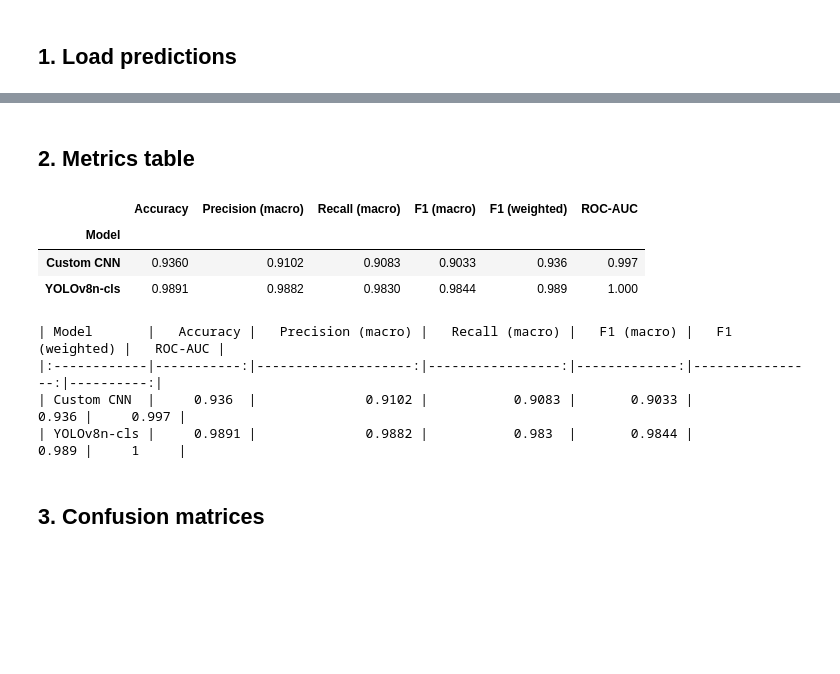
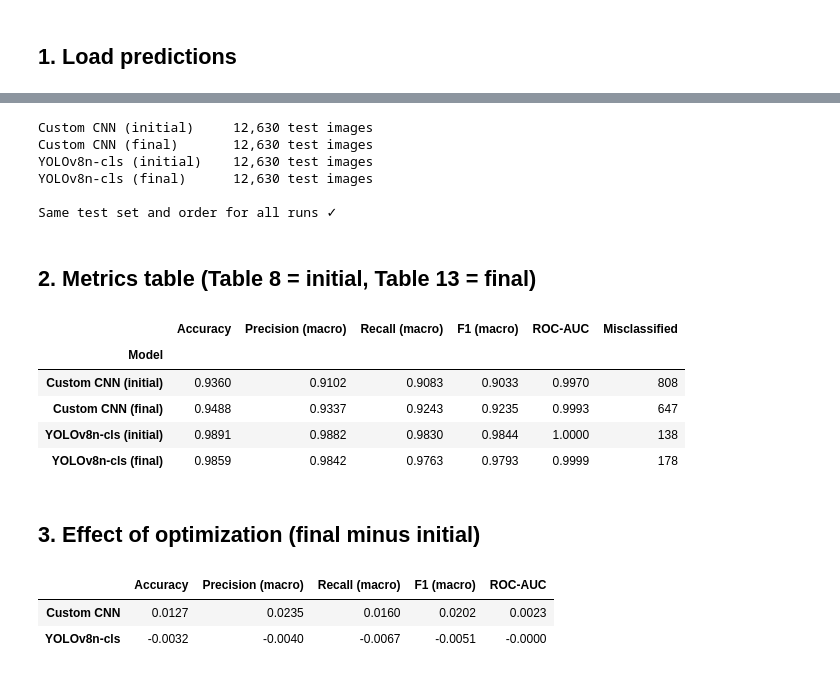
Before and after one commit to mashaal21/ARTI502-Traffic-Sign-Recognition, a Jupyter notebook: notebooks/05_evaluation.ipynb, the cells around one changed output, grey strips where cells are left out. Cells and saved outputs as stored; diff of their text form; code cells hidden in the pictures; blank space fills up the shorter version.

```diff
--- a/notebooks/05_evaluation.ipynb
+++ b/notebooks/05_evaluation.ipynb
@@ -58,31 +42,57 @@ YOLOv8n-cls: 12630 test samples
+# %%
+data = {}
+for name, f in RUNS.items():
+    df = pd.read_csv(f"{RES_DIR}/{f}_preds.csv")
+    probs = np.load(f"{RES_DIR}/{f}_probs.npy")
+    assert probs.shape == (len(df), NUM_CLASSES), f"{f}: probs shape {probs.shape}"
+    data[name] = {"y_true": df.y_true.values, "y_pred": df.y_pred.values, "probs": probs}
+    print(f"{name:24s} {len(df):,} test images")
+
+# All runs must use the same test images in the same order
+ref = data[FINAL[0]]["y_true"]
+for name, d in data.items():
+    assert np.array_equal(d["y_true"], ref), f"{name}: y_true differs from the other runs"
+print("\nSame test set and order for all runs ✓")
+# %% [output]
+Custom CNN (initial)     12,630 test images
+Custom CNN (final)       12,630 test images
+YOLOv8n-cls (initial)    12,630 test images
+YOLOv8n-cls (final)      12,630 test images
+
+Same test set and order for all runs ✓
 # %% [markdown]
-## 2. Metrics table
+## 2. Metrics table (Table 8 = initial, Table 13 = final)
 # %%
 rows = []
 for name, d in data.items():
     yt, yp, pr = d["y_true"], d["y_pred"], d["probs"]
     p_m, r_m, f_m, _ = precision_recall_fscore_support(yt, yp, average="macro", zero_division=0)
-    p_w, r_w, f_w, _ = precision_recall_fscore_support(yt, yp, average="weighted", zero_division=0)
-    if NUM_CLASSES == 2:
-        roc_auc = roc_auc_score(yt, pr[:, 1])
-    else:
-        roc_auc = roc_auc_score(yt, pr, multi_class="ovr", average="macro", labels=range(NUM_CLASSES))
     rows.append({"Model": name, "Accuracy": accuracy_score(yt, yp),
                  "Precision (macro)": p_m, "Recall (macro)": r_m, "F1 (macro)": f_m,
-                 "F1 (weighted)": f_w, "ROC-AUC": roc_auc})
-
-results = pd.DataFrame(rows).set_index("Model").round(4)
-results.to_csv(f"{RES_DIR}/comparison_table.csv")
-display(results)
-print(results.to_markdown())   # paste into the report
+                 "ROC-AUC": roc_auc_score(yt, pr, multi_class="ovr", average="macro",
+                                          labels=range(NUM_CLASSES)),
+                 "Misclassified": int((yt != yp).sum())})
+results = pd.DataFrame(rows).set_index("Model")
+results.to_csv(f"{RES_DIR}/comparison_table_all.csv")
+results.loc[FINAL].to_csv(f"{RES_DIR}/comparison_table_final.csv")
+display(results.round(4))
 # %% [output]
-|  | Accuracy | Precision (macro) | Recall (macro) | F1 (macro) | F1 (weighted) | ROC-AUC |
+|  | Accuracy | Precision (macro) | Recall (macro) | F1 (macro) | ROC-AUC | Misclassified |
 | Model |  |  |  |  |  |  |
-| Custom CNN | 0.9360 | 0.9102 | 0.9083 | 0.9033 | 0.936 | 0.997 |
-| YOLOv8n-cls | 0.9891 | 0.9882 | 0.9830 | 0.9844 | 0.989 | 1.000 |
+| Custom CNN (initial) | 0.9360 | 0.9102 | 0.9083 | 0.9033 | 0.9970 | 808 |
+| Custom CNN (final) | 0.9488 | 0.9337 | 0.9243 | 0.9235 | 0.9993 | 647 |
+| YOLOv8n-cls (initial) | 0.9891 | 0.9882 | 0.9830 | 0.9844 | 1.0000 | 138 |
+| YOLOv8n-cls (final) | 0.9859 | 0.9842 | 0.9763 | 0.9793 | 0.9999 | 178 |
-| Model       |   Accuracy |   Precision (macro) |   Recall (macro) |   F1 (macro) |   F1 (weighted) |   ROC-AUC |
-|:------------|-----------:|--------------------:|-----------------:|-------------:|----------------:|----------:|
-| Custom CNN  |     0.936  |              0.9102 |           0.9083 |       0.9033 |           0.936 |     0.997 |
-| YOLOv8n-cls |     0.9891 |              0.9882 |           0.983  |       0.9844 |           0.989 |     1     |
-# %% [markdown]
-## 3. Confusion matrices
+# %% [markdown]
+## 3. Effect of optimization (final minus initial)
+# %%
+metrics = ["Accuracy", "Precision (macro)", "Recall (macro)", "F1 (macro)", "ROC-AUC"]
+delta = pd.DataFrame({
+    "Custom CNN":  results.loc["Custom CNN (final)", metrics]  - results.loc["Custom CNN (initial)", metrics],
+    "YOLOv8n-cls": results.loc["YOLOv8n-cls (final)", metrics] - results.loc["YOLOv8n-cls (initial)", metrics],
+}).T
+display(delta.round(4))
+# %% [output]
+|  | Accuracy | Precision (macro) | Recall (macro) | F1 (macro) | ROC-AUC |
+| Custom CNN | 0.0127 | 0.0235 | 0.0160 | 0.0202 | 0.0023 |
+| YOLOv8n-cls | -0.0032 | -0.0040 | -0.0067 | -0.0051 | -0.0000 |
```
Also changed, not shown: parts of 24 cells of this notebook.
